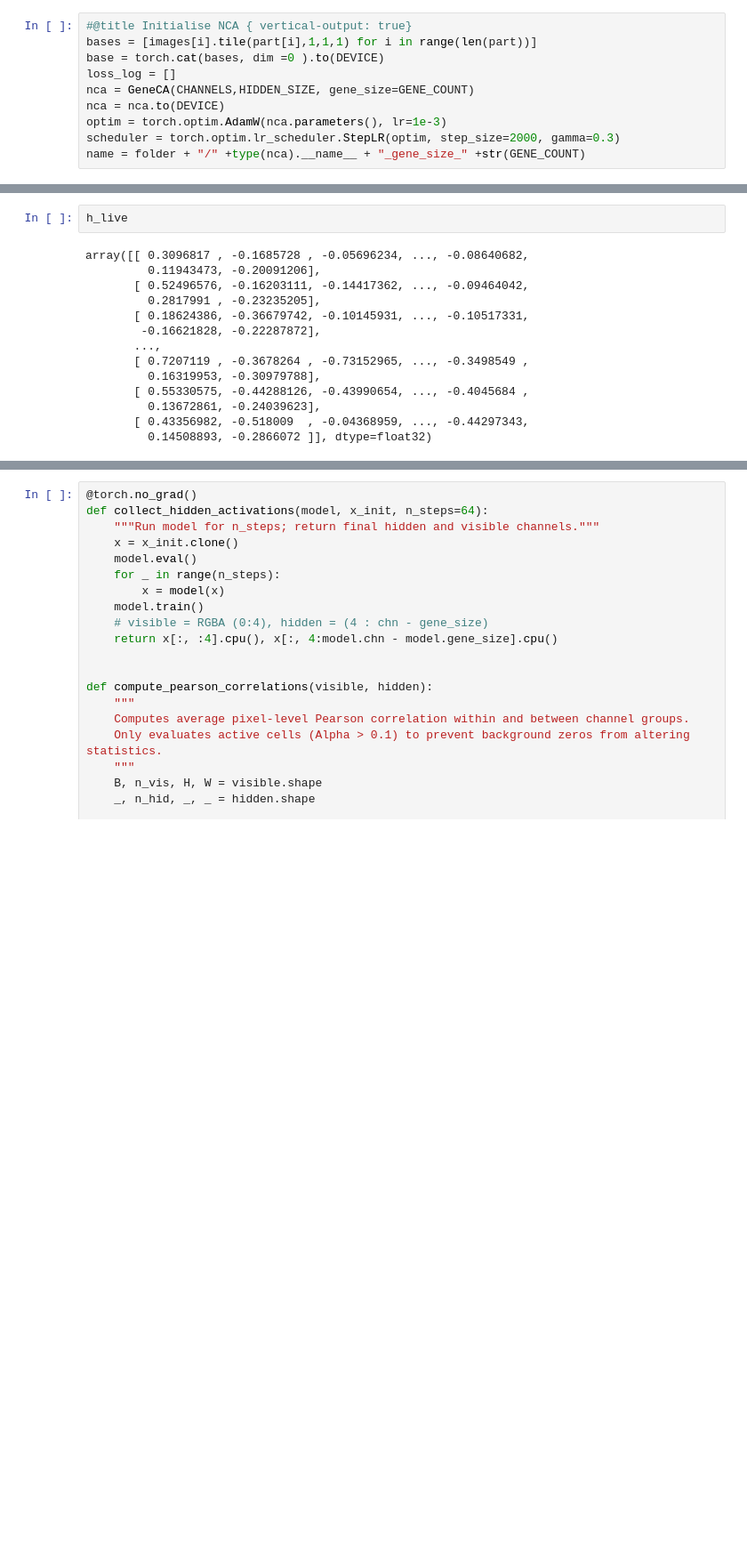
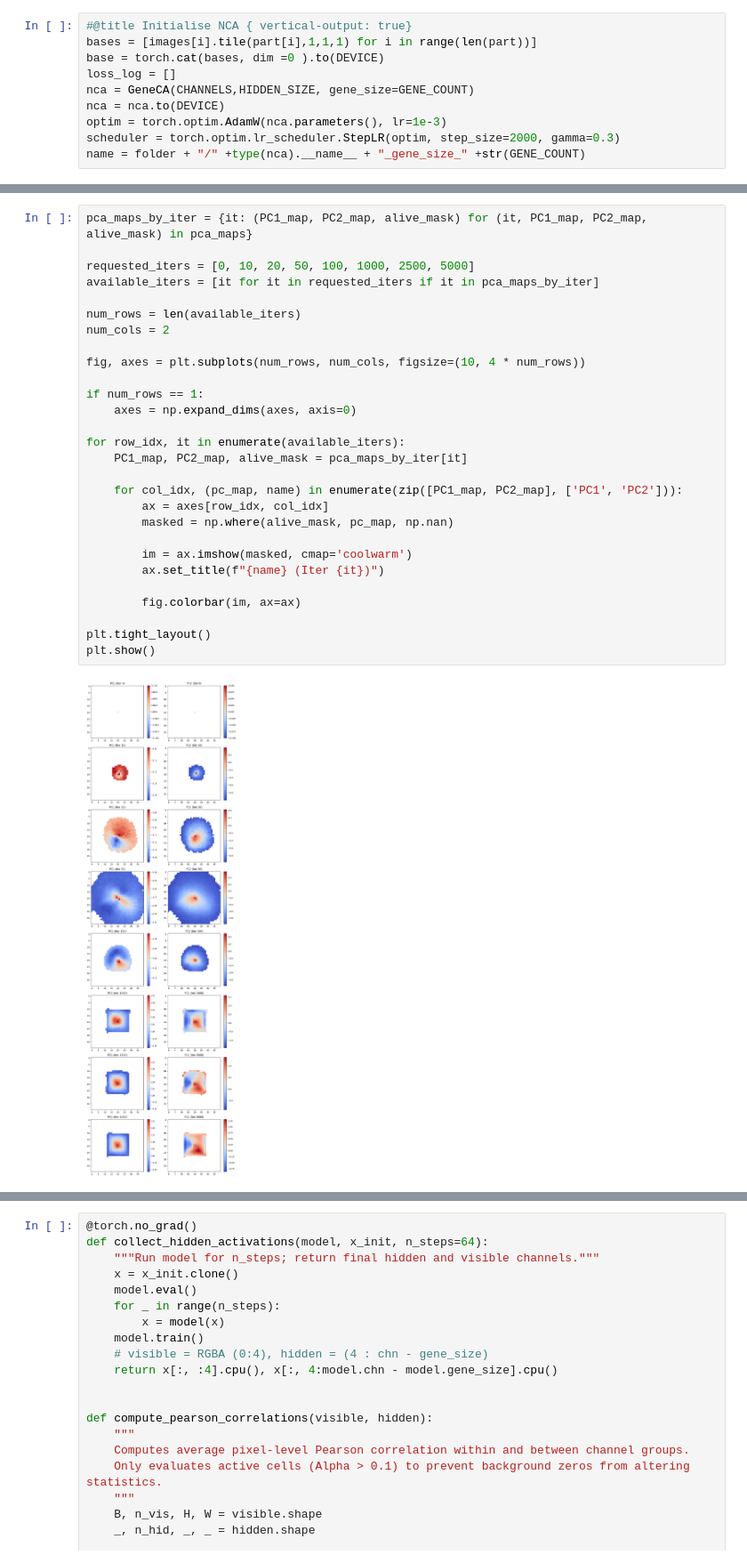
Before and after one commit to lshofsl/Advanced-topics-in-PoD-project-, a Jupyter notebook: EBM_NCA_baseline.ipynb, the cells around one changed output, grey strips where cells are left out. Shown at 89% size. Drawn from its saved outputs; the diff is of its cells as text; blank space fills up the shorter version.

```diff
--- a/EBM_NCA_baseline.ipynb
+++ b/EBM_NCA_baseline.ipynb
@@ -248,19 +270,33 @@ plt.show()
 # %%
-h_live
+pca_maps_by_iter = {it: (PC1_map, PC2_map, alive_mask) for (it, PC1_map, PC2_map, alive_mask) in pca_maps}
+
+requested_iters = [0, 10, 20, 50, 100, 1000, 2500, 5000]
+available_iters = [it for it in requested_iters if it in pca_maps_by_iter]
+
+num_rows = len(available_iters)
+num_cols = 2
+
+fig, axes = plt.subplots(num_rows, num_cols, figsize=(10, 4 * num_rows))
+
+if num_rows == 1:
+    axes = np.expand_dims(axes, axis=0)
+
+for row_idx, it in enumerate(available_iters):
+    PC1_map, PC2_map, alive_mask = pca_maps_by_iter[it]
+
+    for col_idx, (pc_map, name) in enumerate(zip([PC1_map, PC2_map], ['PC1', 'PC2'])):
+        ax = axes[row_idx, col_idx]
+        masked = np.where(alive_mask, pc_map, np.nan)
+
+        im = ax.imshow(masked, cmap='coolwarm')
+        ax.set_title(f"{name} (Iter {it})")
+
+        fig.colorbar(im, ax=ax)
+
+plt.tight_layout()
+plt.show()
 # %% [output]
-array([[ 0.3096817 , -0.1685728 , -0.05696234, ..., -0.08640682,
-         0.11943473, -0.20091206],
-       [ 0.52496576, -0.16203111, -0.14417362, ..., -0.09464042,
-         0.2817991 , -0.23235205],
-       [ 0.18624386, -0.36679742, -0.10145931, ..., -0.10517331,
-        -0.16621828, -0.22287872],
-       ...,
-       [ 0.7207119 , -0.3678264 , -0.73152965, ..., -0.3498549 ,
-         0.16319953, -0.30979788],
-       [ 0.55330575, -0.44288126, -0.43990654, ..., -0.4045684 ,
-         0.13672861, -0.24039623],
-       [ 0.43356982, -0.518009  , -0.04368959, ..., -0.44297343,
-         0.14508893, -0.2866072 ]], dtype=float32)
+[figure, added]
 # %%
 n_hidden = hidden_layers[0].shape[1]
 n_snapshots = len(hidden_layers)
```
Also changed, not shown: parts of 8 cells of this notebook.
